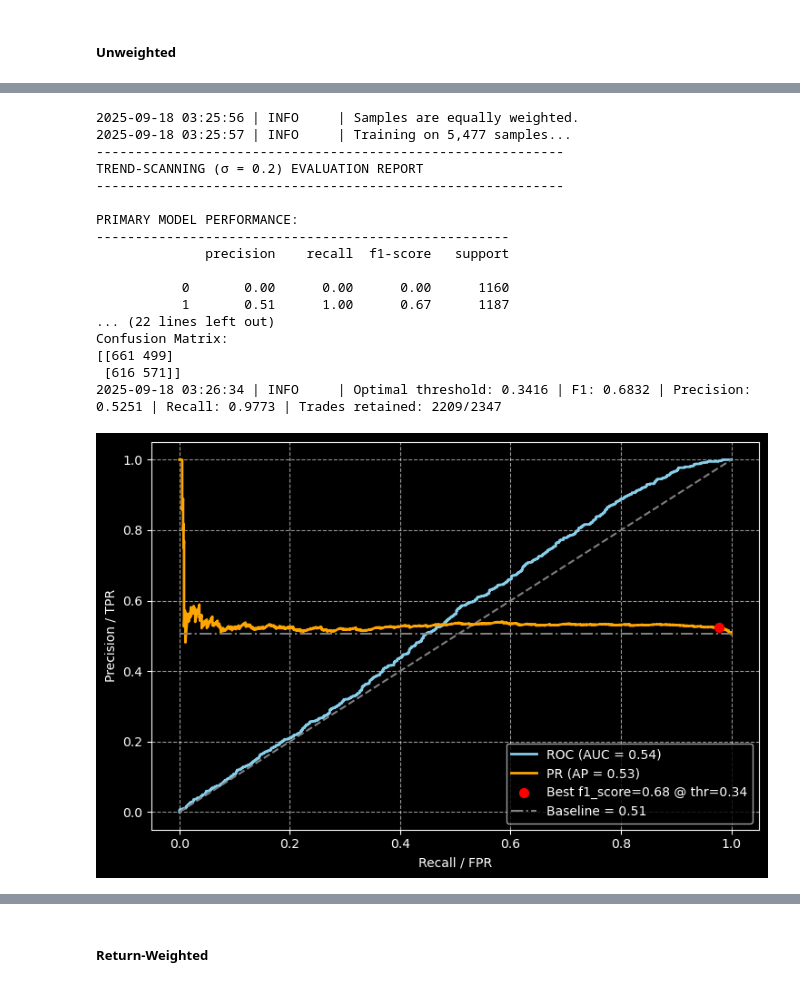
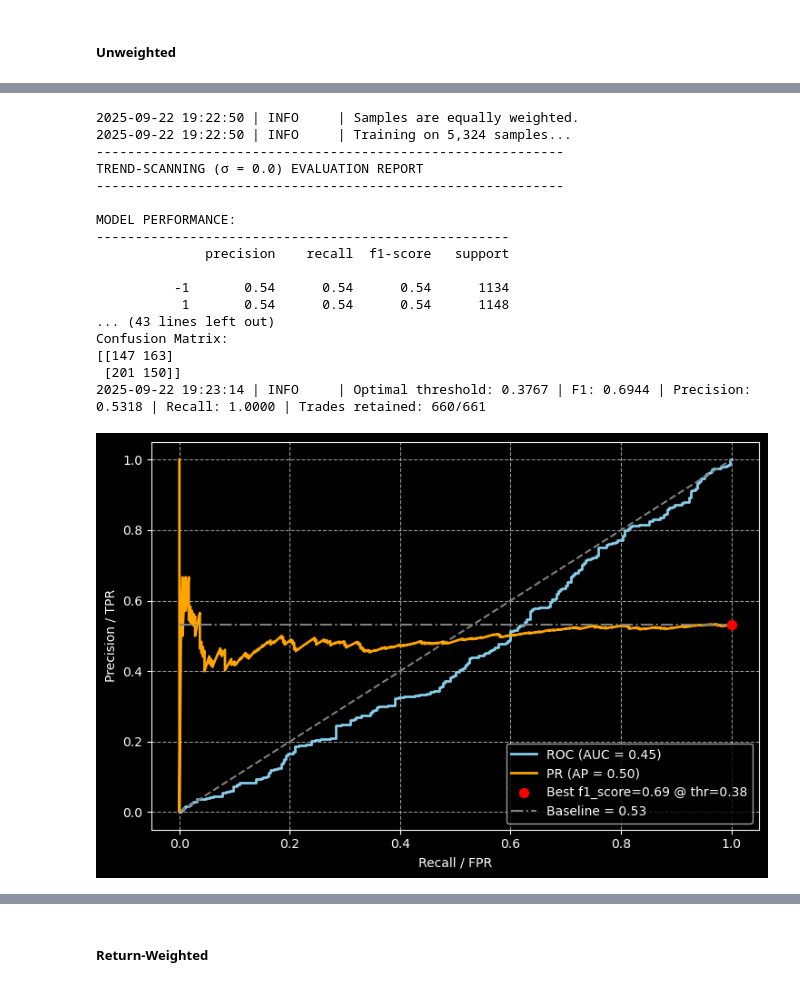
Before and after one commit to pnjoroge54/Machine-Learning-Blueprint, a Jupyter notebook: notebooks/Part_3-Labeling.ipynb, the cells around one changed output, grey strips where cells are left out. Saved outputs shown, nothing was run; the diff lists cells and outputs as text; code cells hidden in the pictures.

```diff
--- a/notebooks/Part_3-Labeling.ipynb
+++ b/notebooks/Part_3-Labeling.ipynb
@@ -391,0 +388,20 @@ side = bb_side.reindex(t_events)
+# %%
+span = (5, 20)
+vertical_barriers_20 = add_vertical_barrier(t_events, close, num_bars=20)
+bb_events_trend_tb = get_trend_scanning_meta_labels(
+    close, vol_target, bb_side, t_events, vertical_barriers_20, bb_sl_barrier,
+    min_ret, span, volatility_threshold
+    )
+bb_events_trend_tb_time_20 = bb_events_trend_tb.copy()
+# bb_events_trend_tb_time_20.info()
+
+print(f"\nTrend-Scanning Labels (σ = {volatility_threshold})")
+value_counts_data(bb_events_trend_tb_time_20["ts_bin"], verbose=True)
+
+print(f"Triple-Barrier (pt={0}, sl={bb_sl_barrier}, h={bb_time_horizon}):")
+value_counts_data(bb_events_trend_tb_time_20["bin"], verbose=True)
+
+av_uniqueness = bb_events_trend_tb_time_20['tW'].mean()
+print(f"Average Uniqueness: {av_uniqueness:.4f}")
+
+# bb_events_trend_time.info()
@@ -513,23 +604,35 @@ Confusion Matrix:
-# %%
-model_bb_trend_time = train_meta_model(model=rf, features=bb_feat_time, labels=bb_events_trend_time)
-print(f"{dashes}\nTREND-SCANNING (σ = {volatility_threshold}) EVALUATION REPORT\n{dashes}")
-meta_labelling_reports(model_bb_trend_time, plot=True)
-# %% [output]
-2025-09-18 03:25:56 | INFO     | Samples are equally weighted.
-2025-09-18 03:25:57 | INFO     | Training on 5,477 samples...
-------------------------------------------------------------
-TREND-SCANNING (σ = 0.2) EVALUATION REPORT
-------------------------------------------------------------
-
-PRIMARY MODEL PERFORMANCE:
------------------------------------------------------
-              precision    recall  f1-score   support
-
-           0       0.00      0.00      0.00      1160
-           1       0.51      1.00      0.67      1187
-... (22 lines left out)
-Confusion Matrix:
-[[661 499]
- [616 571]]
-2025-09-18 03:26:34 | INFO     | Optimal threshold: 0.3416 | F1: 0.6832 | Precision: 0.5251 | Recall: 0.9773 | Trades retained: 2209/2347
-[figure, removed]
+# %%
+model_bb_trend_time_20 = train_model(
+    model=rf, X=bb_feat_time, y=bb_events_trend_tb_time_20["ts_bin"], events=bb_events_trend_tb_time_20
+    )
+print(f"{dashes}\nTREND-SCANNING (σ = {volatility_threshold}) EVALUATION REPORT\n{dashes}")
+labeling_reports(model_bb_trend_time_20)
+
+model_bb_trend_tbl_time_20 = train_model_with_trend(
+    model=rf,
+    ts_model_data=model_bb_trend_time_20,
+    X=bb_feat_time,
+    events=bb_events_trend_tb_time_20,
+    agreement_only=True,
+    )
+print(f"{dashes}\nTREND-SCANNING (σ = {volatility_threshold}) META-LABELING EVALUATION REPORT\n{dashes}")
+meta_labeling_reports(model_bb_trend_tbl_time_20, plot=True)
+# %% [output]
+2025-09-22 19:22:50 | INFO     | Samples are equally weighted.
+2025-09-22 19:22:50 | INFO     | Training on 5,324 samples...
+------------------------------------------------------------
+TREND-SCANNING (σ = 0.0) EVALUATION REPORT
+------------------------------------------------------------
+
+MODEL PERFORMANCE:
+-----------------------------------------------------
+              precision    recall  f1-score   support
+
+          -1       0.54      0.54      0.54      1134
+           1       0.54      0.54      0.54      1148
+... (43 lines left out)
+Confusion Matrix:
+[[147 163]
+ [201 150]]
+2025-09-22 19:23:14 | INFO     | Optimal threshold: 0.3767 | F1: 0.6944 | Precision: 0.5318 | Recall: 1.0000 | Trades retained: 660/661
+[figure, added]
```
Also changed, not shown: parts of 86 cells of this notebook.
